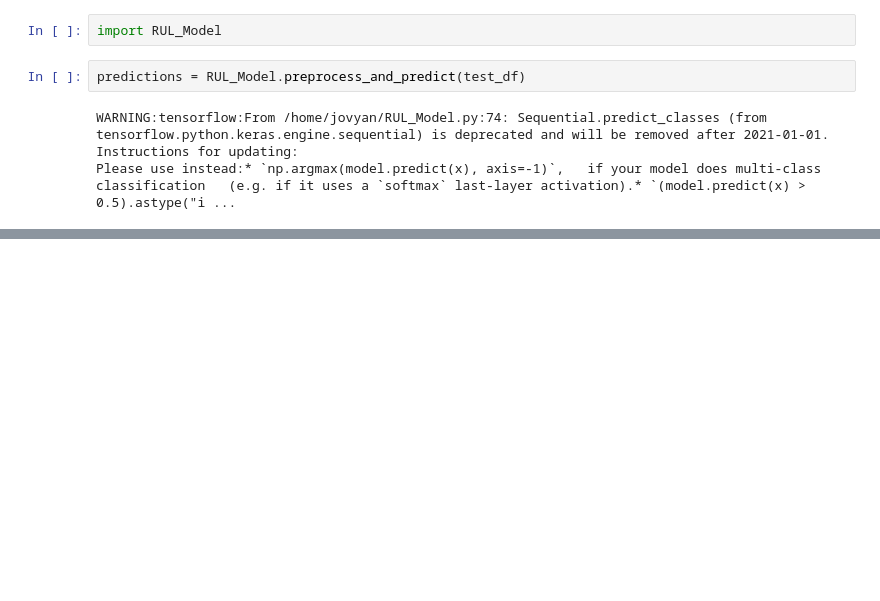
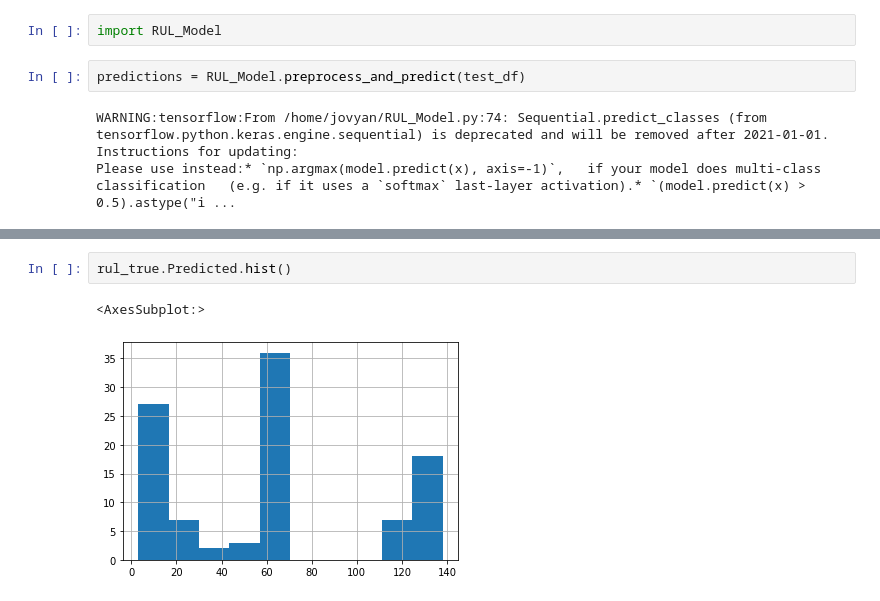
Before and after one commit to sdhar2020/Data-Challenge-3, a Jupyter notebook: Phase1.5/RUL_Model_Deployment.ipynb, the cells around one changed output, grey strips where cells are left out. Drawn from its saved outputs; the diff is of its cells as text; blank space fills up the shorter version.

```diff
--- a/Phase1.5/RUL_Model_Deployment.ipynb
+++ b/Phase1.5/RUL_Model_Deployment.ipynb
@@ -36,0 +294,5 @@ Counter({6: 6397,
+# %%
+rul_true.Predicted.hist()
+# %% [output]
+<AxesSubplot:>
+[figure, added]
```
Also changed, not shown: parts of 56 cells of this notebook.
